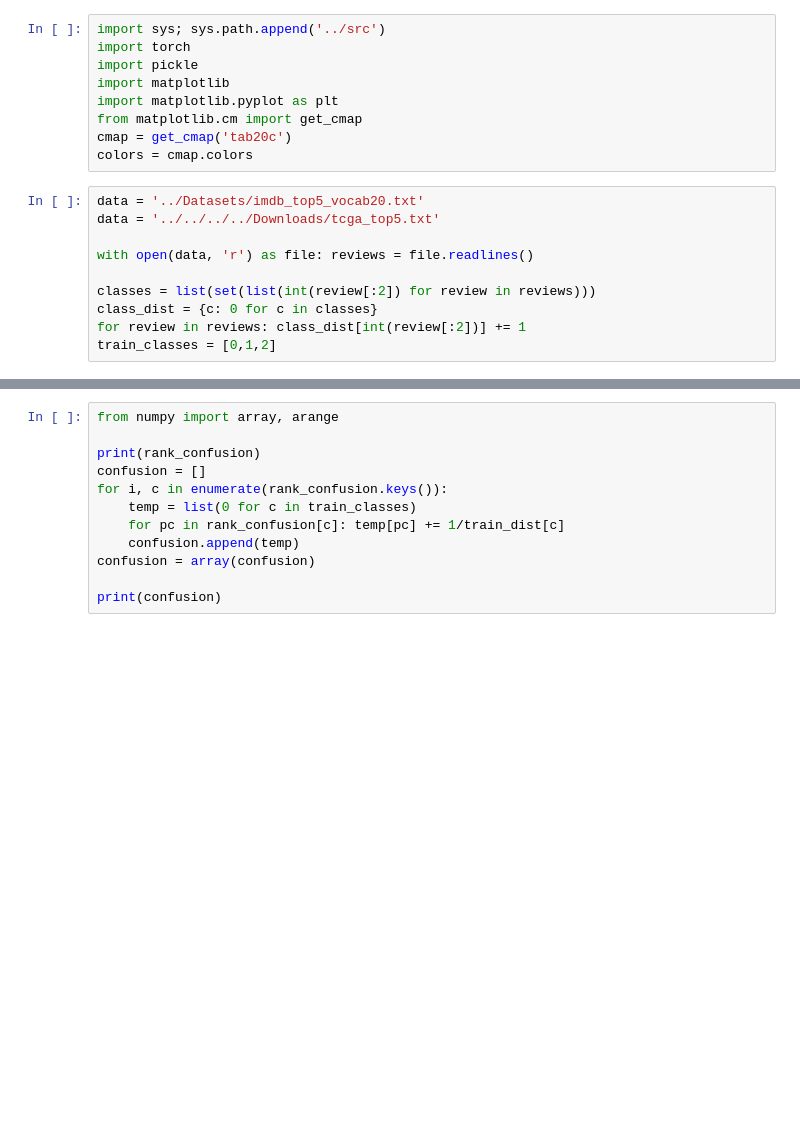
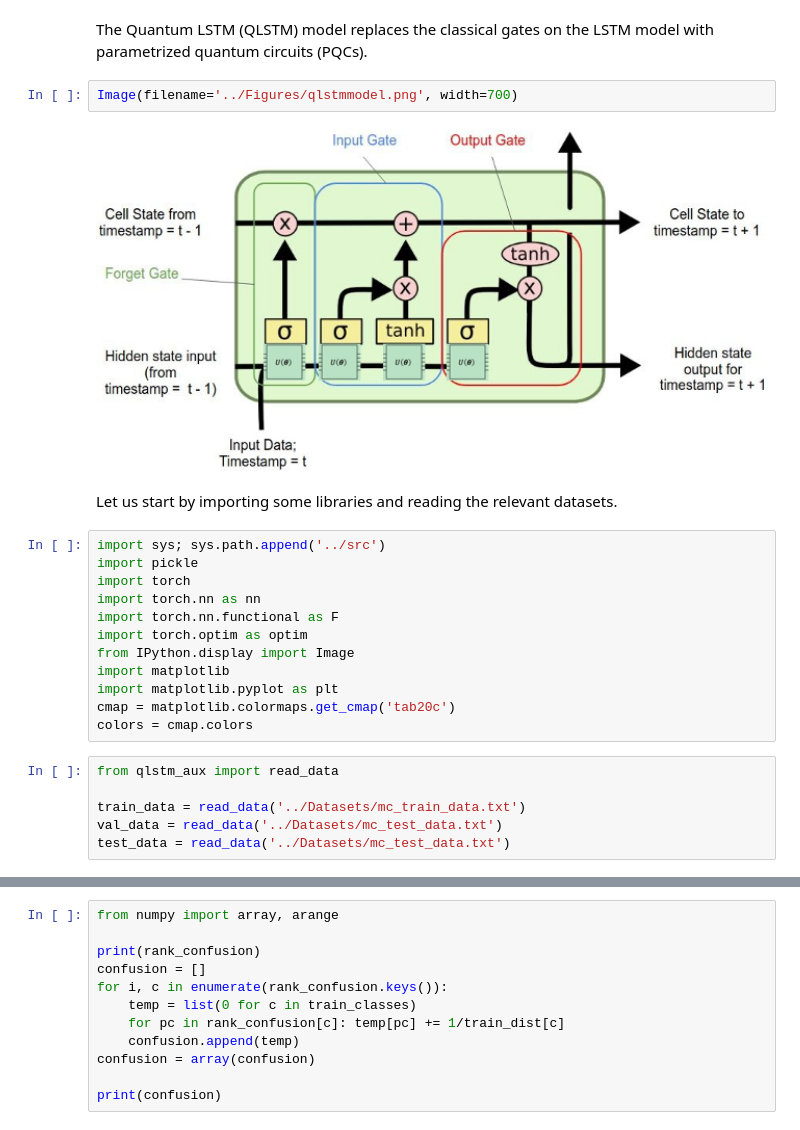
Before and after one commit to Tognognongo/QCE-tutorial, a Jupyter notebook: Examples/qlstm_binary_classifier.ipynb, the cells around one changed output, grey strips where cells are left out. Cells and saved outputs as stored; diff of their text form; blank space fills up the shorter version.

```diff
--- a/Examples/qlstm_binary_classifier.ipynb
+++ b/Examples/qlstm_binary_classifier.ipynb
@@ -7,20 +11,27 @@
+# %% [markdown]
+The Quantum LSTM (QLSTM) model replaces the classical gates on the LSTM model with parametrized quantum circuits (PQCs).
+# %%
+Image(filename='../Figures/qlstmmodel.png', width=700)
+# %% [output]
+[figure, added]
+# %% [markdown]
+Let us start by importing some libraries and reading the relevant datasets.
 # %%
 import sys; sys.path.append('../src')
+import pickle
 import torch
-import pickle
+import torch.nn as nn
+import torch.nn.functional as F
+import torch.optim as optim
+from IPython.display import Image
 import matplotlib
 import matplotlib.pyplot as plt
-from matplotlib.cm import get_cmap
-cmap = get_cmap('tab20c')
+cmap = matplotlib.colormaps.get_cmap('tab20c')
 colors = cmap.colors
-# %%
-data = '../Datasets/imdb_top5_vocab20.txt'
-data = '../../../../Downloads/tcga_top5.txt'
-
-with open(data, 'r') as file: reviews = file.readlines()
-
-classes = list(set(list(int(review[:2]) for review in reviews)))
-class_dist = {c: 0 for c in classes}
-for review in reviews: class_dist[int(review[:2])] += 1
-train_classes = [0,1,2]
+# %%
+from qlstm_aux import read_data
+
+train_data = read_data('../Datasets/mc_train_data.txt')
+val_data = read_data('../Datasets/mc_test_data.txt')
+test_data = read_data('../Datasets/mc_test_data.txt')
 # %% [markdown]
```
Also changed, not shown: parts of 18 cells of this notebook, 1 other file.
